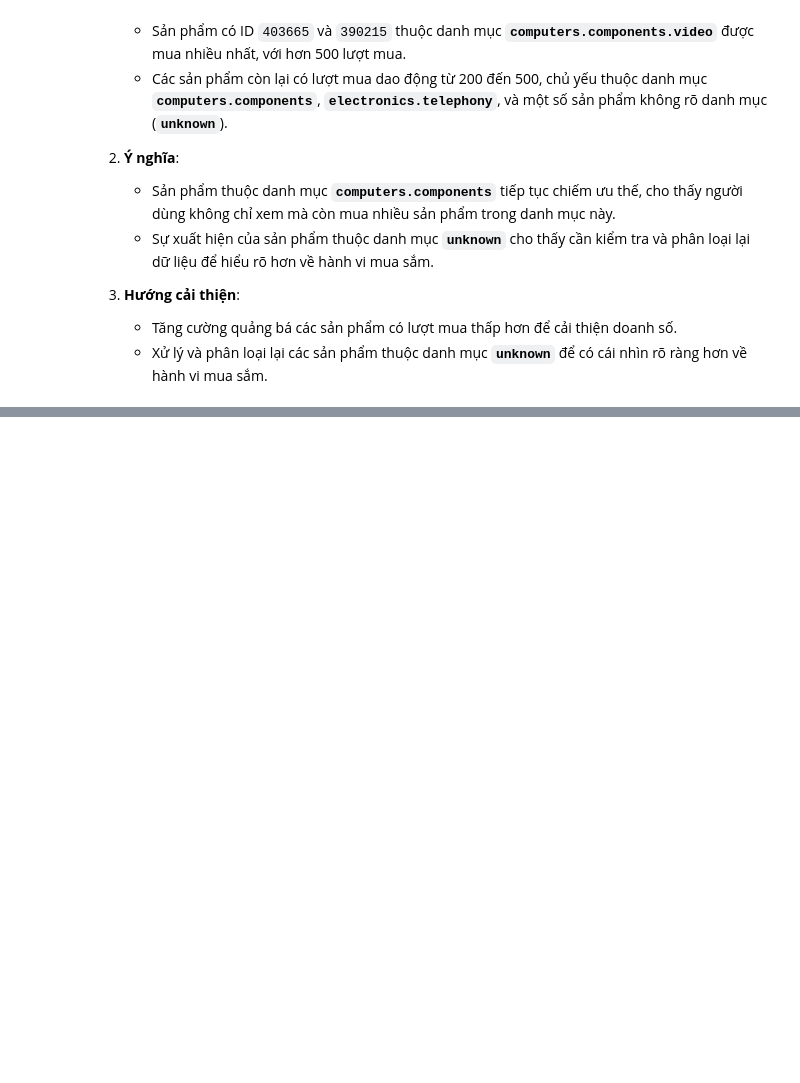
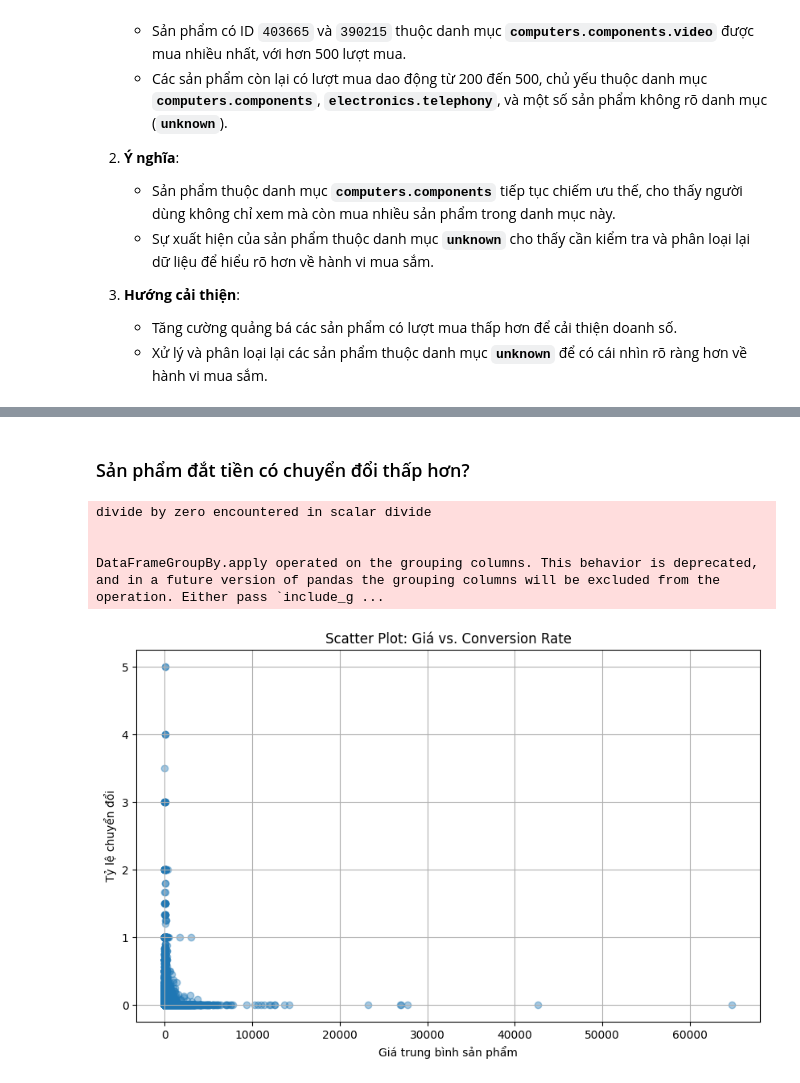
Before and after one commit to hanvocado/ecommerce-analysis, a Jupyter notebook: preprocess.ipynb, the cells around one changed output, grey strips where cells are left out. Drawn from its saved outputs; the diff is of its cells as text; code cells hidden in the pictures; blank space fills up the shorter version.

```diff
--- a/preprocess.ipynb
+++ b/preprocess.ipynb
@@ -664,0 +1173,29 @@ plt.show()
+# %% [markdown]
+### Sản phẩm đắt tiền có chuyển đổi thấp hơn?
+# %%
+import matplotlib.pyplot as plt
+
+# Tính conversion rate theo sản phẩm
+def calc_conversion(df):
+    return (df['event_type'] == 'purchase').sum() / (df['event_type'] == 'view').sum()
+
+product_cr = data.groupby('product_id').apply(calc_conversion).reset_index(name='conversion_rate')
+
+product_price = data.groupby('product_id')['price'].mean().reset_index()
+product_stats = pd.merge(product_cr, product_price, on='product_id')
+
+# Vẽ biểu đồ scatter
+plt.figure(figsize=(10, 6))
+plt.scatter(product_stats['price'], product_stats['conversion_rate'], alpha=0.4)
+plt.xlabel('Giá trung bình sản phẩm')
+plt.ylabel('Tỷ lệ chuyển đổi')
+plt.title('Scatter Plot: Giá vs. Conversion Rate')
+plt.grid(True)
+
+plt.show()
+# %% [output]
+divide by zero encountered in scalar divide
+
+
+DataFrameGroupBy.apply operated on the grouping columns. This behavior is deprecated, and in a future version of pandas the grouping columns will be excluded from the operation. Either pass `include_g ...
+[figure, added]
```
Also changed, not shown: parts of 36 cells of this notebook.
